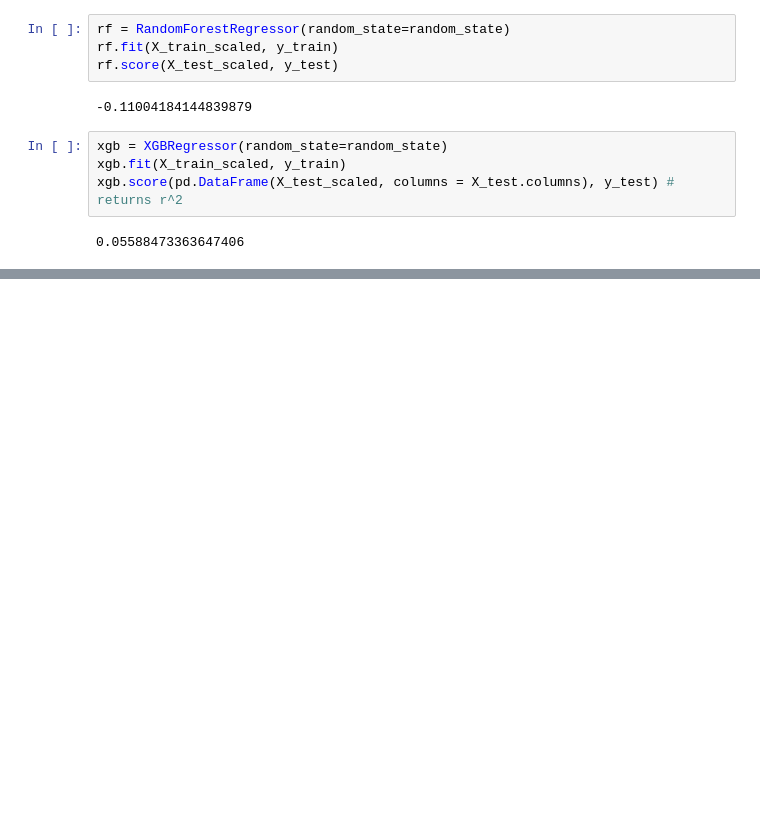
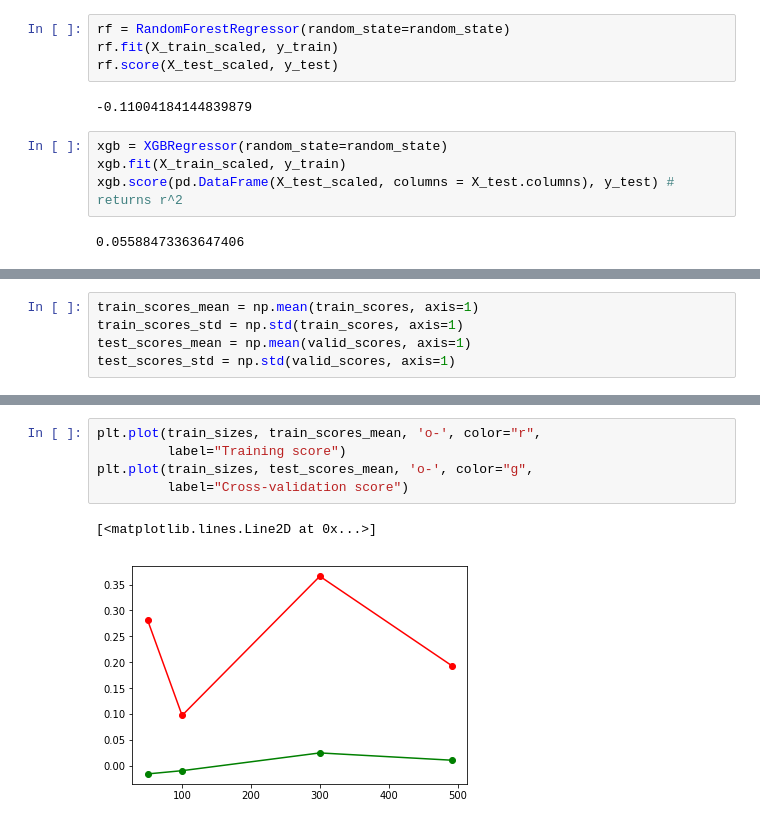
Before and after one commit to cjenniferwong/song_evaluation, a Jupyter notebook: analysis/analysis and some modeling.ipynb, the cells around one changed output, grey strips where cells are left out. Drawn from its saved outputs; the diff is of its cells as text; blank space fills up the shorter version.

```diff
--- a/analysis/analysis and some modeling.ipynb
+++ b/analysis/analysis and some modeling.ipynb
@@ -224,0 +246,5 @@ xgb.score(pd.DataFrame(X_test_scaled, columns = X_test.columns), y_test) # retur
+# %%
+train_scores_mean = np.mean(train_scores, axis=1)
+train_scores_std = np.std(train_scores, axis=1)
+test_scores_mean = np.mean(valid_scores, axis=1)
+test_scores_std = np.std(valid_scores, axis=1)
@@ -224,0 +255,8 @@ xgb.score(pd.DataFrame(X_test_scaled, columns = X_test.columns), y_test) # retur
+# %%
+plt.plot(train_sizes, train_scores_mean, 'o-', color="r",
+         label="Training score")
+plt.plot(train_sizes, test_scores_mean, 'o-', color="g",
+         label="Cross-validation score")
+# %% [output]
+[<matplotlib.lines.Line2D at 0x...>]
+[figure, added]
```
Also changed, not shown: parts of 10 cells of this notebook, 1 other file.
